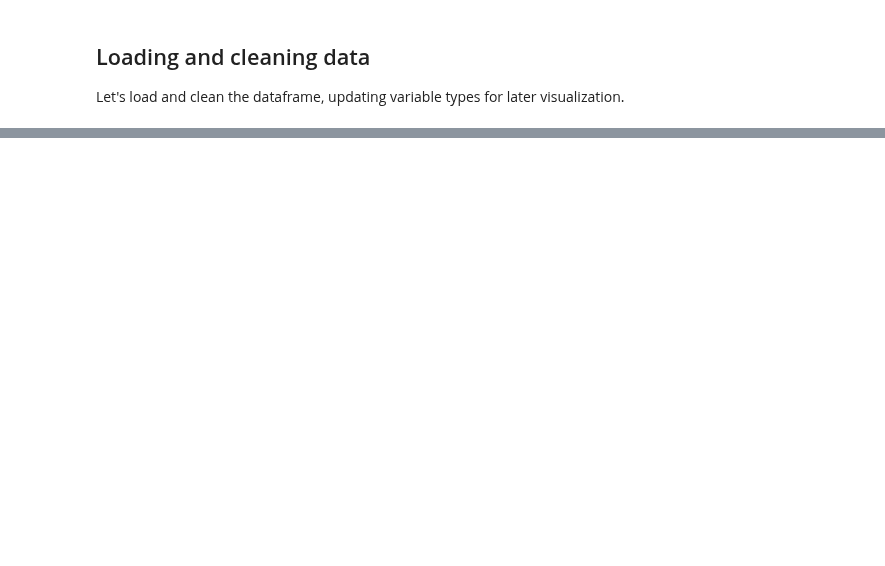
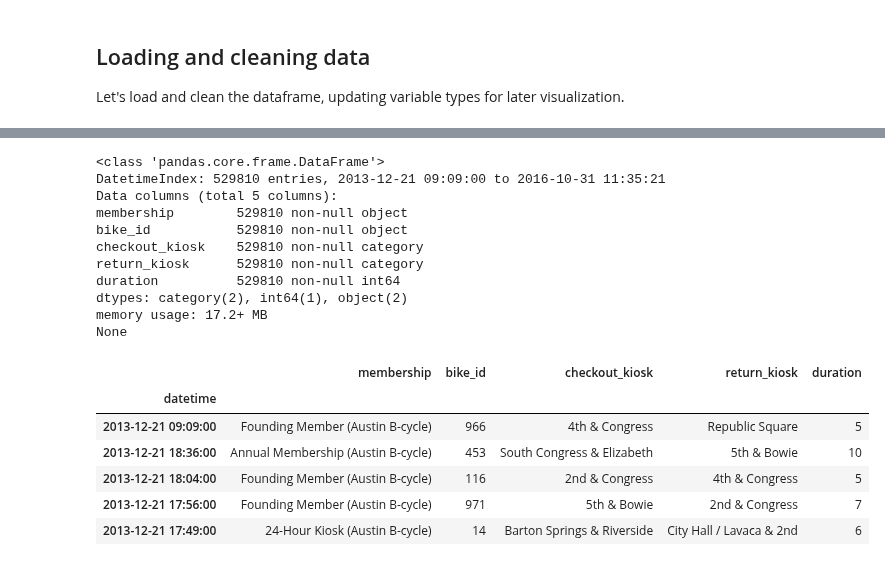
Before and after one commit to timgasser/bcycle-austin, a Jupyter notebook: notebooks/bcycle_all_data_eda.ipynb, the cells around one changed output, grey strips where cells are left out. Drawn from its saved outputs; the diff is of its cells as text; code cells hidden in the pictures; blank space fills up the shorter version.

```diff
--- a/notebooks/bcycle_all_data_eda.ipynb
+++ b/notebooks/bcycle_all_data_eda.ipynb
@@ -47,0 +35,38 @@ trips_df.head()
+# %%
+trip_df = pd.read_csv('../input/all_trips.csv')
+
+
+# Clean up column names
+trip_df.columns = ['membership', 'bike_id', 'checkout_date', 'checkout_time', 'checkout_kiosk', 'return_kiosk', 'duration']
+
+# Combine the date and time columns, use this as the index
+trip_df['datetime'] = pd.to_datetime(trip_df['checkout_date'] + ' ' + trip_df['checkout_time'])
+# trip_df = trip_df.sort_values('datetime')
+trip_df = trip_df.set_index('datetime', drop=True)
+trip_df = trip_df.drop(['checkout_date', 'checkout_time'], axis=1)
+trip_df['membership'] = trip_df['membership'].astype('category')
+trip_df['checkout_kiosk'] = trip_df['checkout_kiosk'].astype('category')
+trip_df['return_kiosk'] = trip_df['return_kiosk'].astype('category')
+assert
+trip_df['bike_id'] = trip_id['bike_id'].astype(np.int32)
+print(trip_df.info())
+trip_df.head()
+# %% [output]
+<class 'pandas.core.frame.DataFrame'>
+DatetimeIndex: 529810 entries, 2013-12-21 09:09:00 to 2016-10-31 11:35:21
+Data columns (total 5 columns):
+membership        529810 non-null object
+bike_id           529810 non-null object
+checkout_kiosk    529810 non-null category
+return_kiosk      529810 non-null category
+duration          529810 non-null int64
+dtypes: category(2), int64(1), object(2)
+memory usage: 17.2+ MB
+None
+|  | membership | bike_id | checkout_kiosk | return_kiosk | duration |
+| datetime |  |  |  |  |  |
+| 2013-12-21 09:09:00 | Founding Member (Austin B-cycle) | 966 | 4th & Congress | Republic Square | 5 |
+| 2013-12-21 18:36:00 | Annual Membership (Austin B-cycle) | 453 | South Congress & Elizabeth | 5th & Bowie | 10 |
+| 2013-12-21 18:04:00 | Founding Member (Austin B-cycle) | 116 | 2nd & Congress | 4th & Congress | 5 |
+| 2013-12-21 17:56:00 | Founding Member (Austin B-cycle) | 971 | 5th & Bowie | 2nd & Congress | 7 |
+| 2013-12-21 17:49:00 | 24-Hour Kiosk (Austin B-cycle) | 14 | Barton Springs & Riverside | City Hall / Lavaca & 2nd | 6 |
```
Also changed, not shown: parts of 4 cells of this notebook.
